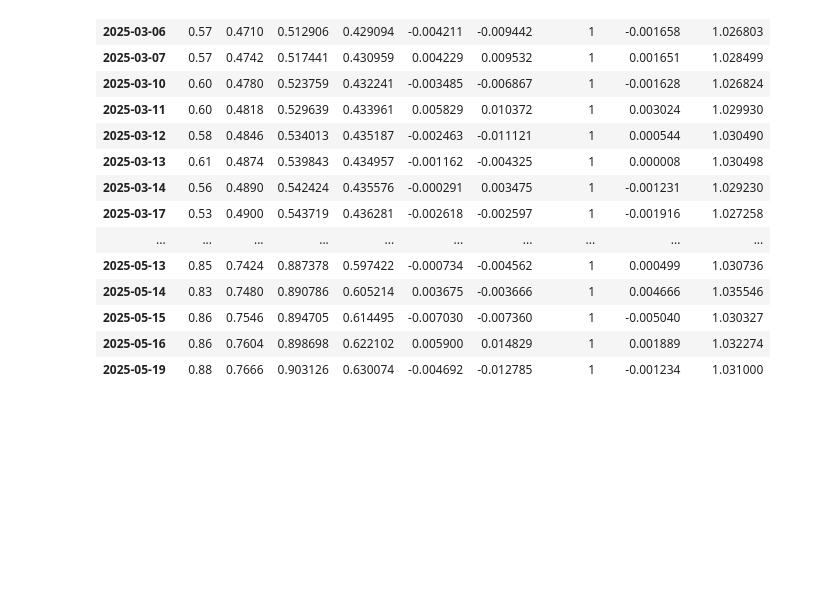
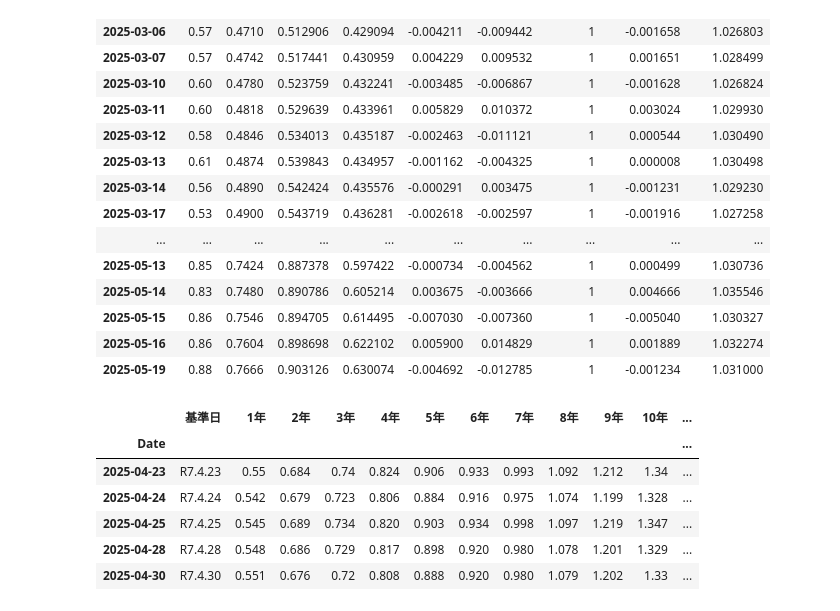
Before and after one commit to tenofovir/stock_analysis_tool, a Jupyter notebook: Quant.ipynb, the cells around one changed output. Saved outputs shown, nothing was run; the diff lists cells and outputs as text; code cells hidden in the pictures; blank space fills up the shorter version.

```diff
--- a/Quant.ipynb
+++ b/Quant.ipynb
@@ -707,3 +707,44 @@ df.tail(50)
 | 2025-05-15 | 0.86 | 0.7546 | 0.894705 | 0.614495 | -0.007030 | -0.007360 | 1 | -0.005040 | 1.030327 |
 | 2025-05-16 | 0.86 | 0.7604 | 0.898698 | 0.622102 | 0.005900 | 0.014829 | 1 | 0.001889 | 1.032274 |
 | 2025-05-19 | 0.88 | 0.7666 | 0.903126 | 0.630074 | -0.004692 | -0.012785 | 1 | -0.001234 | 1.031000 |
+# %%
+import requests
+from bs4 import BeautifulSoup
+import pandas as pd
+import matplotlib.pyplot as plt
+from io import StringIO
+
+# --- 1. 获取日本财政部收益率曲线数据（0.5Y–30Y） ---
+csv_url = "https://www.mof.go.jp/jgbs/reference/interest_rate/data/jgbcm_all.csv"
+resp = requests.get(csv_url)
+resp.encoding = 'shift_jis'  # 指定正确的编码
+text = resp.text
+
+# 2. 解析 CSV（跳过第一行说明）
+df_raw = pd.read_csv(StringIO(text), skiprows=1)
+
+# 3. 转换日本年号日期（如 S49.9.24）到公元日期
+import re
+from datetime import datetime
+
+def convert_jp_date(s):
+    match = re.match(r'([SRH])(\d+)\.(\d+)\.(\d+)', s)
+    if not match:
+        return pd.NaT
+    era, y, m, d = match.groups()
+    y, m, d = int(y), int(m), int(d)
+    base = {'S': 1926, 'H': 1989, 'R': 2019}[era]
+    return datetime(base + y - 1, m, d)
+
+df_raw['Date'] = df_raw.iloc[:, 0].apply(convert_jp_date)
+df_raw.set_index('Date', inplace=True)
+# %%
+df_raw.tail()
+# %% [output]
+|  | 基準日 | 1年 | 2年 | 3年 | 4年 | 5年 | 6年 | 7年 | 8年 | 9年 | 10年 | ... |
+| Date |  |  |  |  |  |  |  |  |  |  |  | ... |
+| 2025-04-23 | R7.4.23 | 0.55 | 0.684 | 0.74 | 0.824 | 0.906 | 0.933 | 0.993 | 1.092 | 1.212 | 1.34 | ... |
+| 2025-04-24 | R7.4.24 | 0.542 | 0.679 | 0.723 | 0.806 | 0.884 | 0.916 | 0.975 | 1.074 | 1.199 | 1.328 | ... |
+| 2025-04-25 | R7.4.25 | 0.545 | 0.689 | 0.734 | 0.820 | 0.903 | 0.934 | 0.998 | 1.097 | 1.219 | 1.347 | ... |
+| 2025-04-28 | R7.4.28 | 0.548 | 0.686 | 0.729 | 0.817 | 0.898 | 0.920 | 0.980 | 1.078 | 1.201 | 1.329 | ... |
+| 2025-04-30 | R7.4.30 | 0.551 | 0.676 | 0.72 | 0.808 | 0.888 | 0.920 | 0.980 | 1.079 | 1.202 | 1.33 | ... |
```
Also changed, not shown: parts of 2 cells of this notebook.
